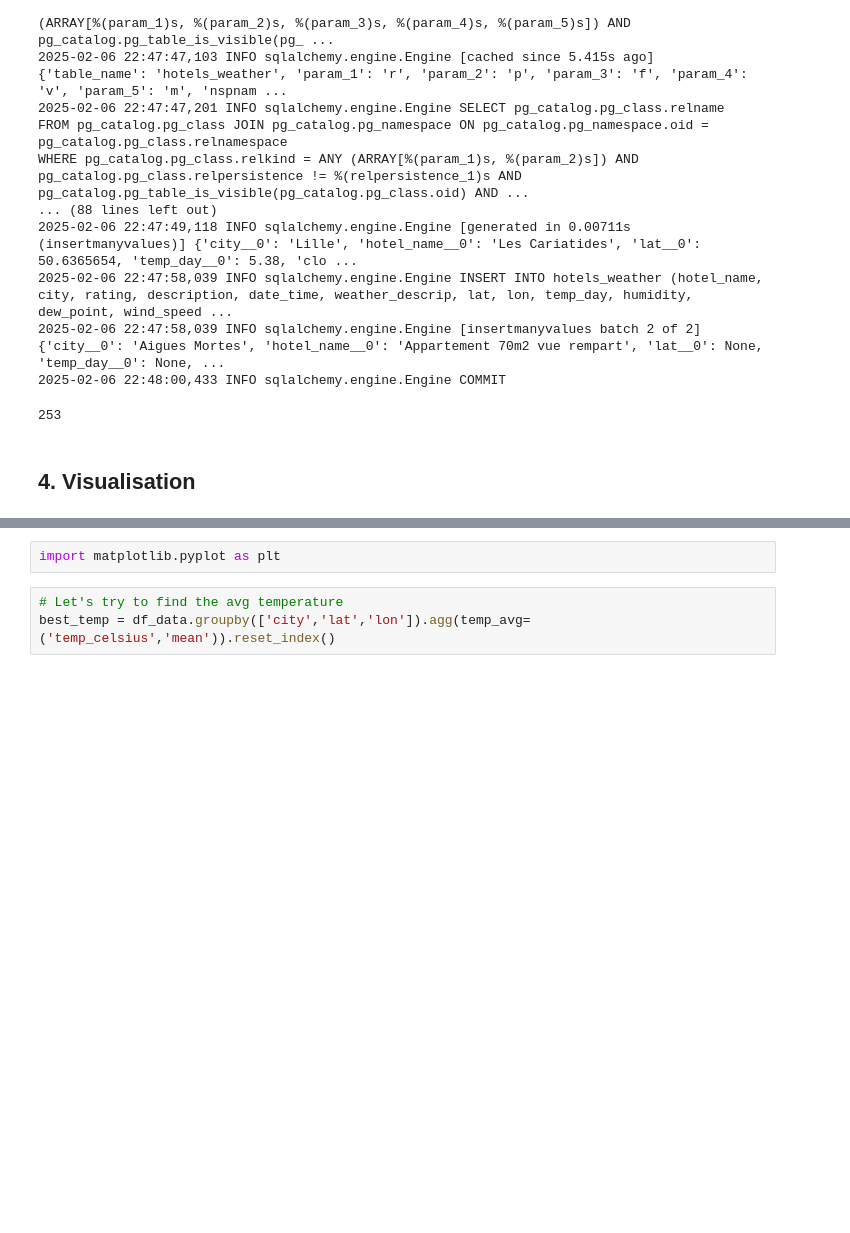
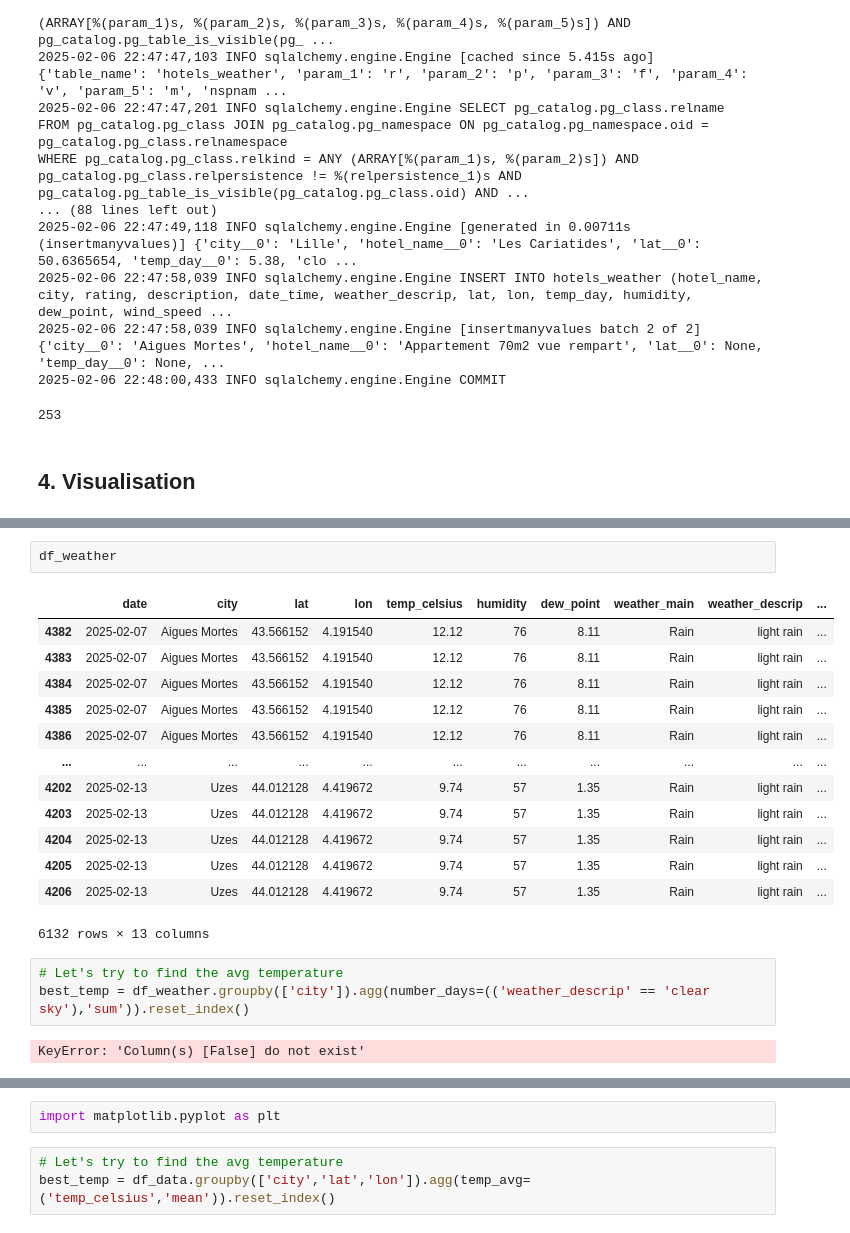
Before and after one commit to YnaPqt/data-management-kayak, a Jupyter notebook: kayak_project.ipynb, the cells around one changed output, grey strips where cells are left out. Cells and saved outputs as stored; diff of their text form; blank space fills up the shorter version.

```diff
--- a/kayak_project.ipynb
+++ b/kayak_project.ipynb
@@ -463,0 +494,21 @@ df_weather['clear_sky'] = (df_weather['weather_descrip'] == 'clear sky').astype(
+# %%
+df_weather
+# %% [output]
+|  | date | city | lat | lon | temp_celsius | humidity | dew_point | weather_main | weather_descrip | ... |
+| 4382 | 2025-02-07 | Aigues Mortes | 43.566152 | 4.191540 | 12.12 | 76 | 8.11 | Rain | light rain | ... |
+| 4383 | 2025-02-07 | Aigues Mortes | 43.566152 | 4.191540 | 12.12 | 76 | 8.11 | Rain | light rain | ... |
+| 4384 | 2025-02-07 | Aigues Mortes | 43.566152 | 4.191540 | 12.12 | 76 | 8.11 | Rain | light rain | ... |
+| 4385 | 2025-02-07 | Aigues Mortes | 43.566152 | 4.191540 | 12.12 | 76 | 8.11 | Rain | light rain | ... |
+| 4386 | 2025-02-07 | Aigues Mortes | 43.566152 | 4.191540 | 12.12 | 76 | 8.11 | Rain | light rain | ... |
+| ... | ... | ... | ... | ... | ... | ... | ... | ... | ... | ... |
+| 4202 | 2025-02-13 | Uzes | 44.012128 | 4.419672 | 9.74 | 57 | 1.35 | Rain | light rain | ... |
+| 4203 | 2025-02-13 | Uzes | 44.012128 | 4.419672 | 9.74 | 57 | 1.35 | Rain | light rain | ... |
+| 4204 | 2025-02-13 | Uzes | 44.012128 | 4.419672 | 9.74 | 57 | 1.35 | Rain | light rain | ... |
+| 4205 | 2025-02-13 | Uzes | 44.012128 | 4.419672 | 9.74 | 57 | 1.35 | Rain | light rain | ... |
+| 4206 | 2025-02-13 | Uzes | 44.012128 | 4.419672 | 9.74 | 57 | 1.35 | Rain | light rain | ... |
+6132 rows × 13 columns
+# %%
+# Let's try to find the avg temperature
+best_temp = df_weather.groupby(['city']).agg(number_days=(('weather_descrip' == 'clear sky'),'sum')).reset_index()
+# %% [output]
+KeyError: 'Column(s) [False] do not exist'
```
Also changed, not shown: parts of 10 cells of this notebook.
